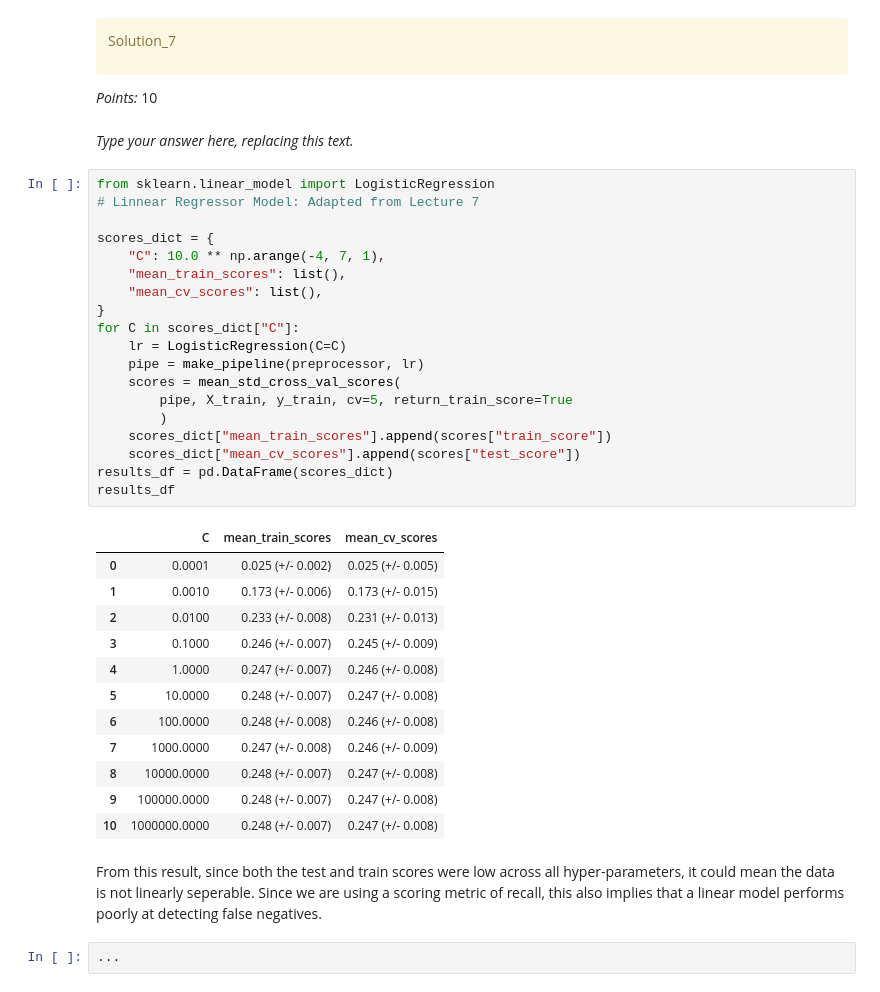
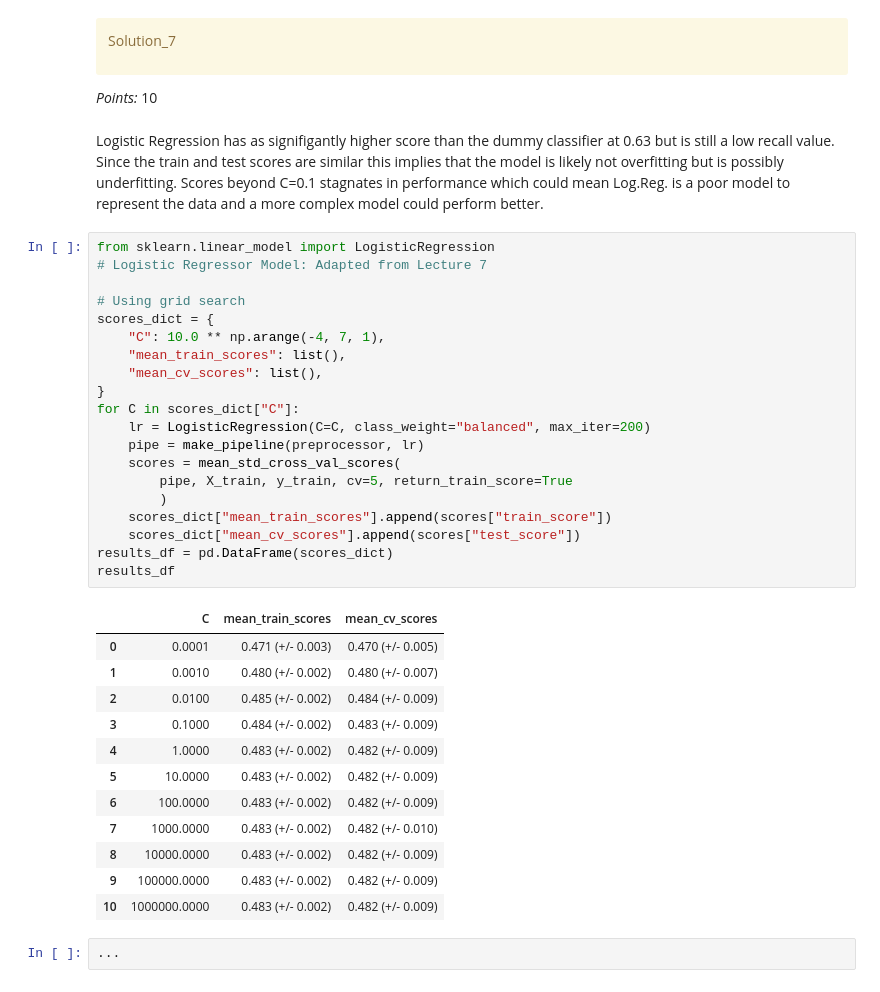
Before and after one commit to LegendWeasel/cpsc330-hw5, a Jupyter notebook: hw5.ipynb, the cells around one changed output. Cells and saved outputs as stored; diff of their text form.

```diff
--- a/hw5.ipynb
+++ b/hw5.ipynb
@@ -542,42 +565,41 @@ Solution_7
 </div>
 
 _Points:_ 10
-# %% [markdown]
-_Type your answer here, replacing this text._
+# %% [markdown]
+Logistic Regression has as signifigantly higher score than the dummy classifier at 0.63 but is still a low recall value. Since the train and test scores are similar this implies that the model is likely not overfitting but is possibly underfitting. Scores beyond C=0.1 stagnates in performance which could mean Log.Reg. is a poor model to represent the data and a more complex model could perform better.
 # %%
 from sklearn.linear_model import LogisticRegression
-# Linnear Regressor Model: Adapted from Lecture 7
+# Logistic Regressor Model: Adapted from Lecture 7
 
+# Using grid search
 scores_dict = {
     "C": 10.0 ** np.arange(-4, 7, 1),
     "mean_train_scores": list(),
     "mean_cv_scores": list(),
 }
 for C in scores_dict["C"]:
-    lr = LogisticRegression(C=C)
+    lr = LogisticRegression(C=C, class_weight="balanced", max_iter=200)
     pipe = make_pipeline(preprocessor, lr)
     scores = mean_std_cross_val_scores(
         pipe, X_train, y_train, cv=5, return_train_score=True
         )
     scores_dict["mean_train_scores"].append(scores["train_score"])
     scores_dict["mean_cv_scores"].append(scores["test_score"])
 results_df = pd.DataFrame(scores_dict)
 results_df
 # %% [output]
 |  | C | mean_train_scores | mean_cv_scores |
-| 0 | 0.0001 | 0.025 (+/- 0.002) | 0.025 (+/- 0.005) |
-| 1 | 0.0010 | 0.173 (+/- 0.006) | 0.173 (+/- 0.015) |
-| 2 | 0.0100 | 0.233 (+/- 0.008) | 0.231 (+/- 0.013) |
-| 3 | 0.1000 | 0.246 (+/- 0.007) | 0.245 (+/- 0.009) |
-| 4 | 1.0000 | 0.247 (+/- 0.007) | 0.246 (+/- 0.008) |
-| 5 | 10.0000 | 0.248 (+/- 0.007) | 0.247 (+/- 0.008) |
-| 6 | 100.0000 | 0.248 (+/- 0.008) | 0.246 (+/- 0.008) |
-| 7 | 1000.0000 | 0.247 (+/- 0.008) | 0.246 (+/- 0.009) |
-| 8 | 10000.0000 | 0.248 (+/- 0.007) | 0.247 (+/- 0.008) |
-| 9 | 100000.0000 | 0.248 (+/- 0.007) | 0.247 (+/- 0.008) |
-| 10 | 1000000.0000 | 0.248 (+/- 0.007) | 0.247 (+/- 0.008) |
+| 0 | 0.0001 | 0.471 (+/- 0.003) | 0.470 (+/- 0.005) |
+| 1 | 0.0010 | 0.480 (+/- 0.002) | 0.480 (+/- 0.007) |
+| 2 | 0.0100 | 0.485 (+/- 0.002) | 0.484 (+/- 0.009) |
+| 3 | 0.1000 | 0.484 (+/- 0.002) | 0.483 (+/- 0.009) |
+| 4 | 1.0000 | 0.483 (+/- 0.002) | 0.482 (+/- 0.009) |
+| 5 | 10.0000 | 0.483 (+/- 0.002) | 0.482 (+/- 0.009) |
+| 6 | 100.0000 | 0.483 (+/- 0.002) | 0.482 (+/- 0.009) |
+| 7 | 1000.0000 | 0.483 (+/- 0.002) | 0.482 (+/- 0.010) |
+| 8 | 10000.0000 | 0.483 (+/- 0.002) | 0.482 (+/- 0.009) |
+| 9 | 100000.0000 | 0.483 (+/- 0.002) | 0.482 (+/- 0.009) |
+| 10 | 1000000.0000 | 0.483 (+/- 0.002) | 0.482 (+/- 0.009) |
-# %% [markdown]
-From this result, since both the test and train scores were low across all hyper-parameters, it could mean the data is not linearly seperable. Since we are using a scoring metric of recall, this also implies that a linear model performs poorly at detecting false negatives.
 # %%
 ...
 # %% [output]
```
Also changed, not shown: parts of 16 cells of this notebook, 1 other file.
